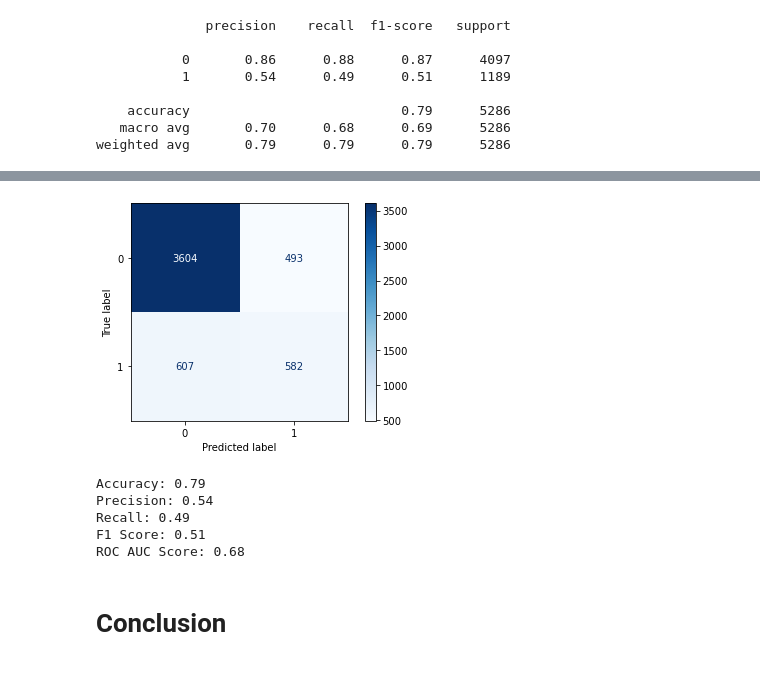
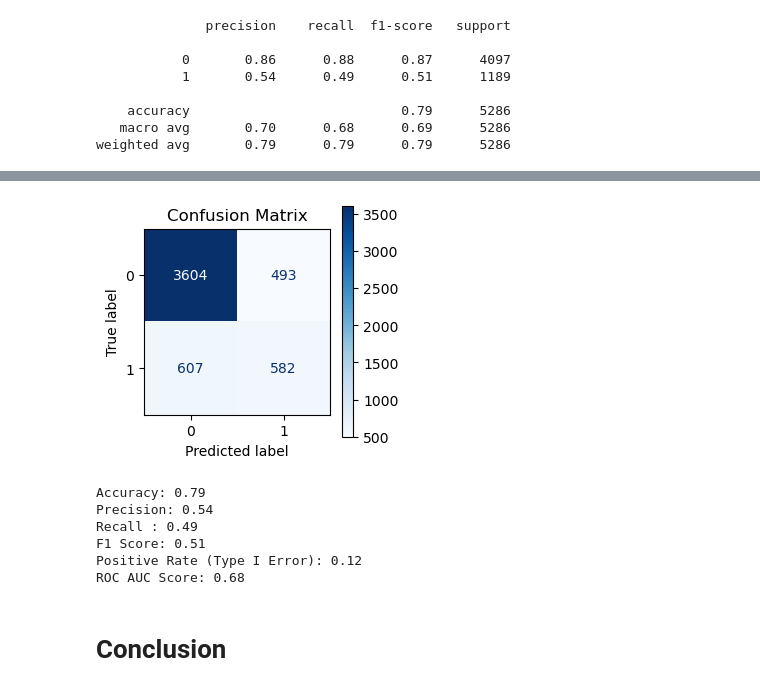
Before and after one commit to lopez-Luis89/Default_Risk, a Jupyter notebook: Final Project.ipynb, the cells around one changed output, grey strips where cells are left out. Cells and saved outputs as stored; diff of their text form; code cells hidden in the pictures.

```diff
--- a/Final Project.ipynb
+++ b/Final Project.ipynb
@@ -634,34 +765,16 @@ plt.show()
-# %%
-from sklearn.metrics import ConfusionMatrixDisplay
-
-# Plot the confusion matrix
-cm = confusion_matrix(y_test, y_pred)
-disp = ConfusionMatrixDisplay(confusion_matrix=cm, display_labels=rf_model.classes_)
-disp.plot(cmap=plt.cm.Blues)
-plt.show()
-# %% [output]
-[figure, removed]
-# %%
-from sklearn.metrics import accuracy_score, precision_score, recall_score, f1_score, roc_auc_score
-
-# Calculate and print various metrics
-accuracy = accuracy_score(y_test, y_pred)
-precision = precision_score(y_test, y_pred)
-recall = recall_score(y_test, y_pred)
-f1 = f1_score(y_test, y_pred)
-roc_auc = roc_auc_score(y_test, y_pred)
-
-print(f"Accuracy: {accuracy:.2f}")
-print(f"Precision: {precision:.2f}")
-print(f"Recall: {recall:.2f}")
-print(f"F1 Score: {f1:.2f}")
-print(f"ROC AUC Score: {roc_auc:.2f}")
-# %% [output]
-Accuracy: 0.79
-Precision: 0.54
-Recall: 0.49
-F1 Score: 0.51
-ROC AUC Score: 0.68
+# %%
+# Plot the confusion matrix
+metrics(y_test,y_pred)
+roc_auc = roc_auc_score(y_test, y_pred)
+print(f"ROC AUC Score: {roc_auc:.2f}")
+# %% [output]
+[figure, added]
+Accuracy: 0.79
+Precision: 0.54
+Recall : 0.49
+F1 Score: 0.51
+Positive Rate (Type I Error): 0.12
+ROC AUC Score: 0.68
 # %% [markdown]
 # Conclusion
 # %% [markdown]
```
Also changed, not shown: parts of 29 cells of this notebook.
